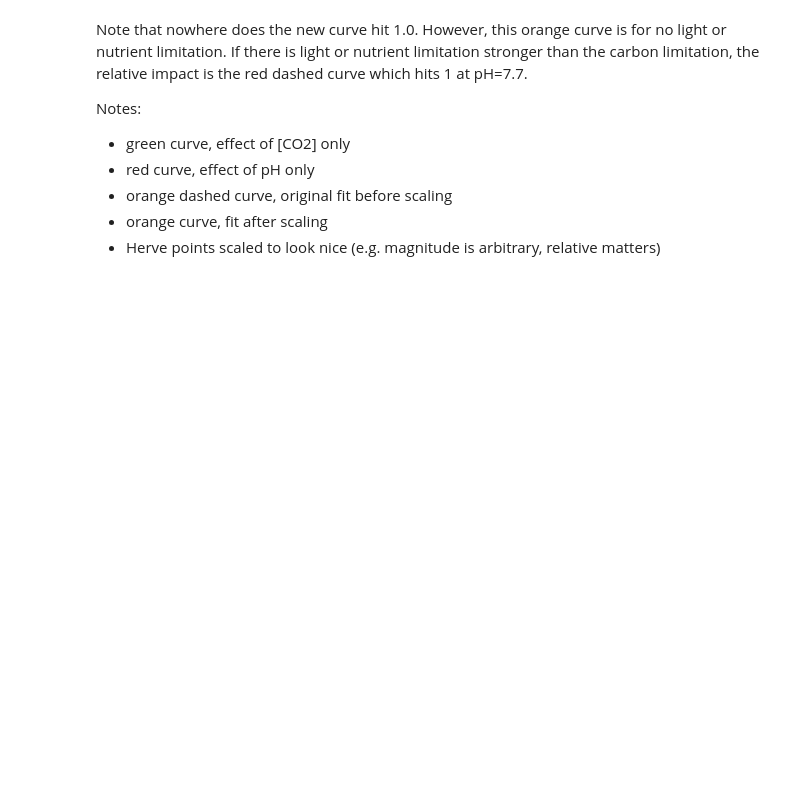
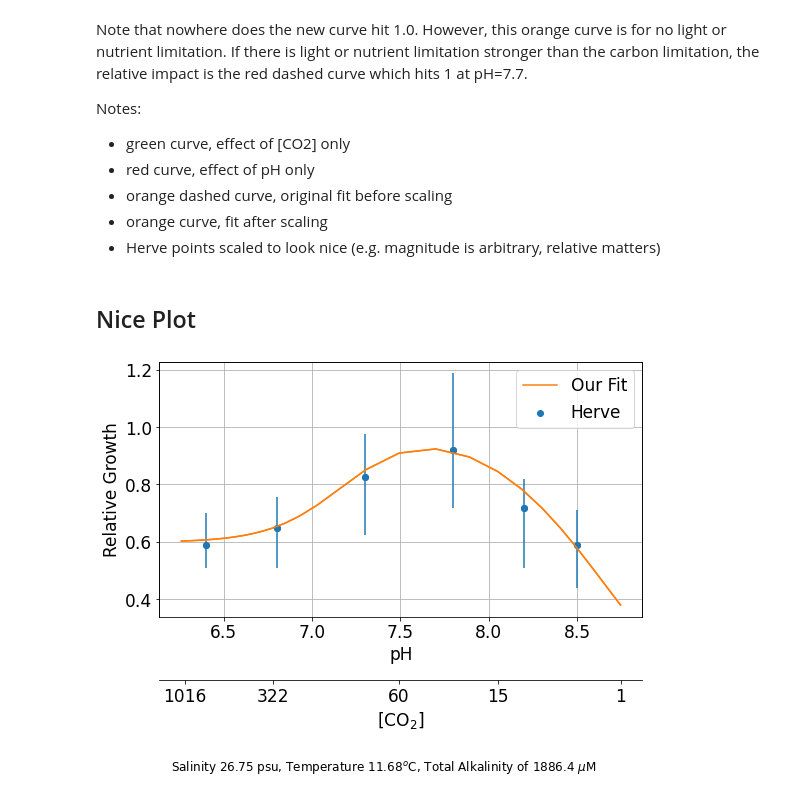
Before and after one commit to SalishSeaCast/analysis-susan, a Jupyter notebook: notebooks/Karyn/FittingHerve-mocsy.ipynb, the cells around one changed output. Saved outputs shown, nothing was run; the diff lists cells and outputs as text; code cells hidden in the pictures; blank space fills up the shorter version.

Commit message:
Make talk worthy plot for Herve data

```diff
--- a/notebooks/Karyn/FittingHerve-mocsy.ipynb
+++ b/notebooks/Karyn/FittingHerve-mocsy.ipynb
@@ -230,3 +231,49 @@ Notes:
 * orange dashed curve, original fit before scaling
 * orange curve, fit after scaling
 * Herve points scaled to look nice (e.g. magnitude is arbitrary, relative matters)
+# %% [markdown]
+## Nice Plot
+# %%
+plt.rcParams['font.size'] = 17
+# %%
+fig, ax = plt.subplots(1, 1, figsize=(8, 7))
+ax.scatter(pHo, Herve_GR/0.85, marker='o',linestyle='None', label='Herve')
+ax.errorbar(pHo, Herve_GR/0.85, yerr=(Herve_Err1, Herve_Err2), marker='o',linestyle='None')
+ax.plot(pH, gg80, color='tab:orange', label='Our Fit');
+ax.set_xlabel('pH')
+ax.set_ylabel('Relative Growth')
+ax.grid();
+ax.legend();
+
+ax2 = ax.twiny()
+ax2.plot(pH, gg80, color='tab:orange', label='Our Fit');
+ax2.set_xticks([6.75, 7.25, 8.25])
+fig.subplots_adjust(bottom=0.2)
+
+new_tick_locations = pH[mylist[::-1]]
+format_ticks = []
+for tick in co2[mylist[::-1]]:
+    format_ticks.append(int(tick))
+
+# Move twinned axis ticks and label from top to bottom
+ax2.xaxis.set_ticks_position("bottom")
+ax2.xaxis.set_label_position("bottom")
+
+# Offset the twin axis below the host
+ax2.spines["bottom"].set_position(("axes", -0.25))
+
+# Turn on the frame for the twin axis, but then hide all
+# but the bottom spine
+#ax2.set_frame_on(True)
+#ax2.patch.set_visible(False)
+
+ax2.set_xticks(new_tick_locations)
+#ax2.xaxis.set_major_formatter(ticker.StrMethodFormatter("{x:.0f}"))
+ax2.set_xticklabels(format_ticks);
+ax2.set_xlabel(r"[CO$_2$]")
+ax.text(6.2, -0.2, 'Salinity 26.75 psu, Temperature 11.68$^o$C, Total Alkalinity of 1886.4 $\mu$M',
+       fontsize=12);
+fig.tight_layout()
+fig.savefig('RelativeGrowth.png', dpi=300)
+# %% [output]
+[figure, added]
```
Also changed, not shown: parts of 5 cells of this notebook.
